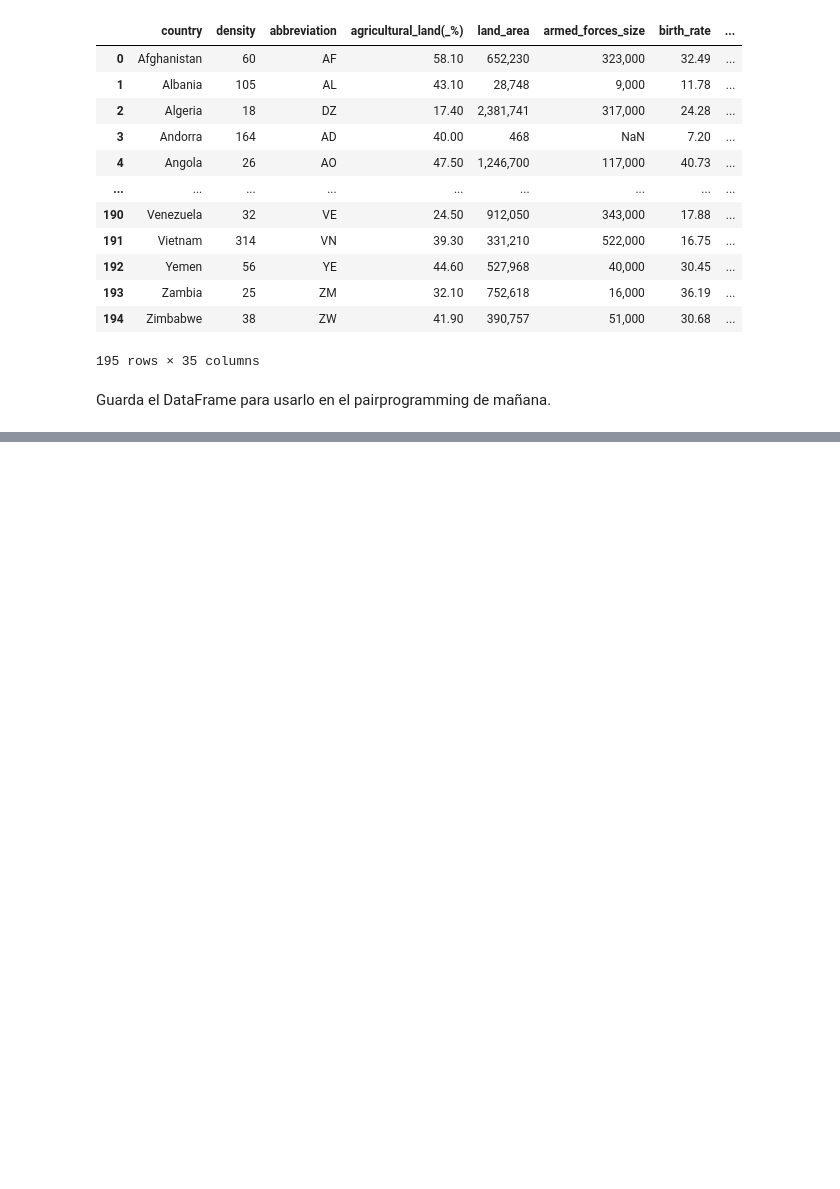
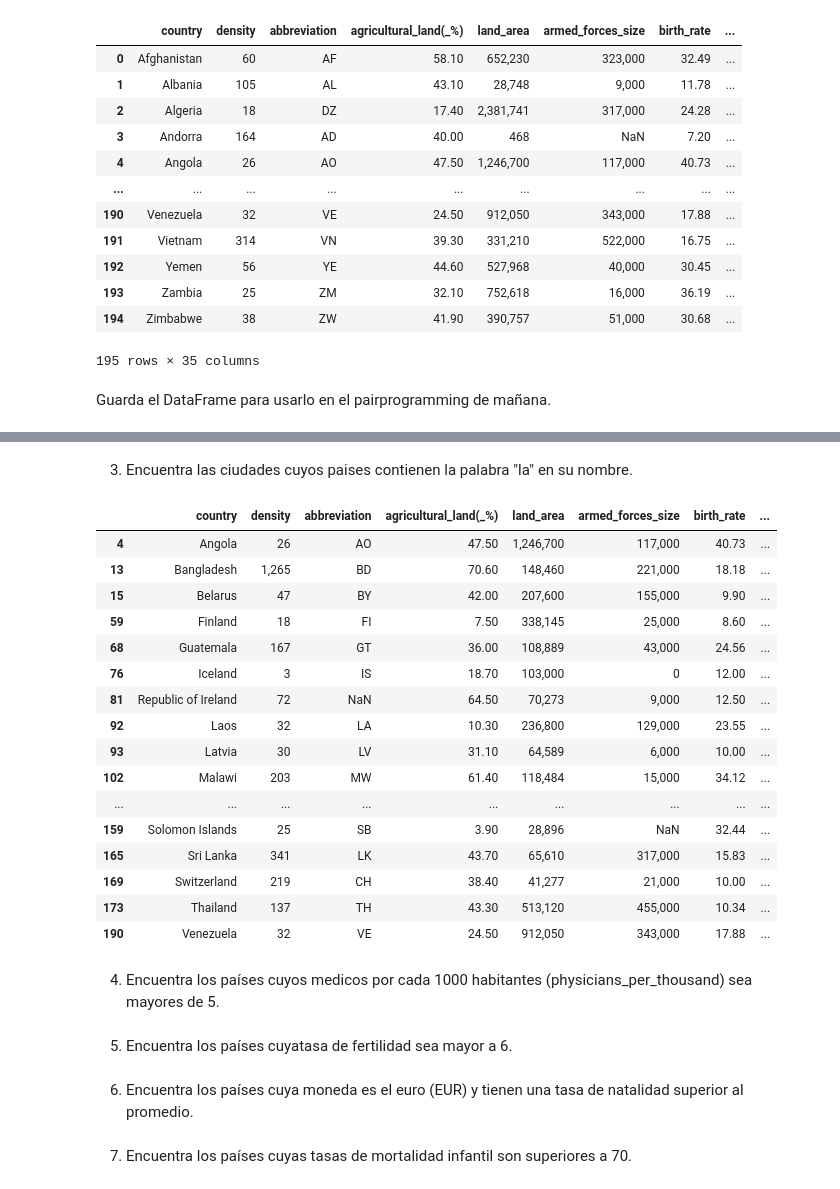
Before and after one commit to Adalab/da-modulo3-sprint1-pairprogramming-TamaraPatricia, a Jupyter notebook: pair-UNION Y LIMPIEZA.ipynb, the cells around one changed output, grey strips where cells are left out. Drawn from its saved outputs; the diff is of its cells as text; code cells hidden in the pictures; blank space fills up the shorter version.

```diff
--- a/pair-UNION Y LIMPIEZA.ipynb
+++ b/pair-UNION Y LIMPIEZA.ipynb
@@ -159,0 +199,30 @@ df.to_csv('world_data_nuevo.csv')
+# %% [markdown]
+3. Encuentra las ciudades cuyos paises contienen la palabra "la" en su nombre.
+# %%
+df[df['country'].str.lower().str.contains('la')]
+# %% [output]
+|  | country | density | abbreviation | agricultural_land(_%) | land_area | armed_forces_size | birth_rate | ... |
+| 4 | Angola | 26 | AO | 47.50 | 1,246,700 | 117,000 | 40.73 | ... |
+| 13 | Bangladesh | 1,265 | BD | 70.60 | 148,460 | 221,000 | 18.18 | ... |
+| 15 | Belarus | 47 | BY | 42.00 | 207,600 | 155,000 | 9.90 | ... |
+| 59 | Finland | 18 | FI | 7.50 | 338,145 | 25,000 | 8.60 | ... |
+| 68 | Guatemala | 167 | GT | 36.00 | 108,889 | 43,000 | 24.56 | ... |
+| 76 | Iceland | 3 | IS | 18.70 | 103,000 | 0 | 12.00 | ... |
+| 81 | Republic of Ireland | 72 | NaN | 64.50 | 70,273 | 9,000 | 12.50 | ... |
+| 92 | Laos | 32 | LA | 10.30 | 236,800 | 129,000 | 23.55 | ... |
+| 93 | Latvia | 30 | LV | 31.10 | 64,589 | 6,000 | 10.00 | ... |
+| 102 | Malawi | 203 | MW | 61.40 | 118,484 | 15,000 | 34.12 | ... |
+| ... | ... | ... | ... | ... | ... | ... | ... | ... |
+| 159 | Solomon Islands | 25 | SB | 3.90 | 28,896 | NaN | 32.44 | ... |
+| 165 | Sri Lanka | 341 | LK | 43.70 | 65,610 | 317,000 | 15.83 | ... |
+| 169 | Switzerland | 219 | CH | 38.40 | 41,277 | 21,000 | 10.00 | ... |
+| 173 | Thailand | 137 | TH | 43.30 | 513,120 | 455,000 | 10.34 | ... |
+| 190 | Venezuela | 32 | VE | 24.50 | 912,050 | 343,000 | 17.88 | ... |
+# %% [markdown]
+4. Encuentra los países cuyos medicos por cada 1000 habitantes (physicians_per_thousand) sea mayores de 5.
+# %% [markdown]
+5. Encuentra los países cuyatasa de fertilidad sea mayor a 6.
+# %% [markdown]
+6. Encuentra los países cuya moneda es el euro (EUR) y tienen una tasa de natalidad superior al promedio.
+# %% [markdown]
+7. Encuentra los países cuyas tasas de mortalidad infantil son superiores a 70.
```
Also changed, not shown: parts of 5 cells of this notebook.
